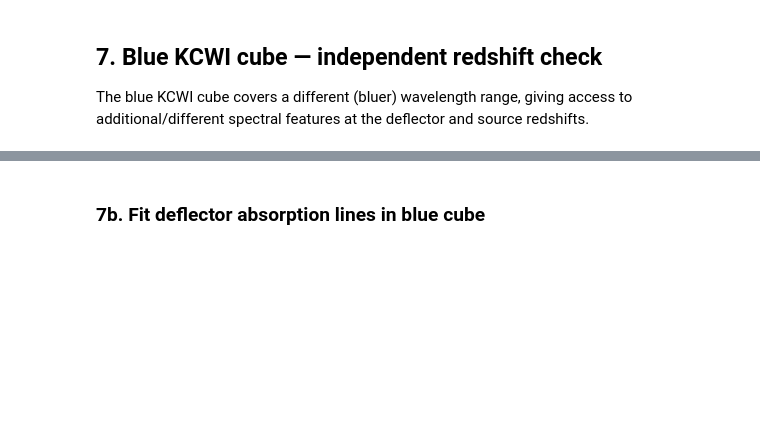
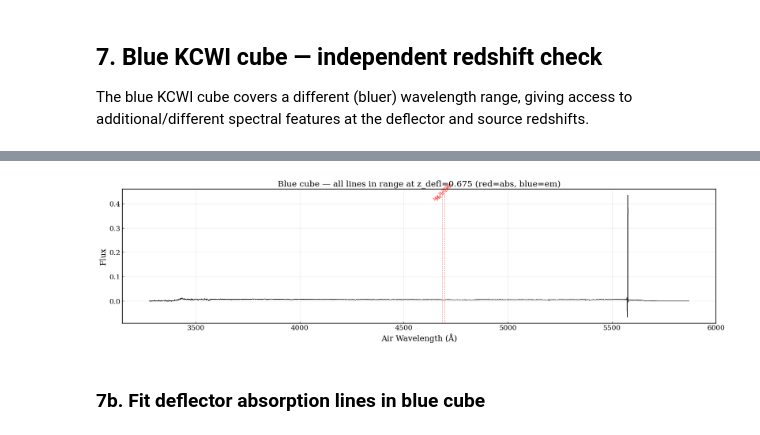
Before and after one commit to rodelcr/AGEL0206_kinematics_and_photometry, a Jupyter notebook: notebooks/04_redshift_verification.ipynb, the cells around one changed output, grey strips where cells are left out. Saved outputs shown, nothing was run; the diff lists cells and outputs as text; code cells hidden in the pictures; blank space fills up the shorter version.

```diff
--- a/notebooks/04_redshift_verification.ipynb
+++ b/notebooks/04_redshift_verification.ipynb
@@ -468,0 +558,81 @@ plt.show()
+# %%
+# Check which lines fall in the blue cube wavelength range
+blue_lo, blue_hi = lam_blue_air[0], lam_blue_air[-1]
+
+print(f"Blue cube range: {blue_lo:.0f} - {blue_hi:.0f} Å (air)")
+print(f"  → rest frame at z={z_defl_guess}: {blue_lo/(1+z_defl_guess):.0f} - {blue_hi/(1+z_defl_guess):.0f} Å")
+
+print(f"\nDeflector ABSORPTION lines (z={z_defl_guess}):")
+for name, info in DEFLECTOR_ABS_LINES.items():
+    obs = info['lambda'] * (1 + z_defl_guess)
+    in_range = "✓ IN RANGE" if blue_lo < obs < blue_hi else "✗ outside"
+    print(f"  {name:<15} rest={info['lambda']:.1f}  obs={obs:.1f} Å  {in_range}")
+
+print(f"\nDeflector EMISSION lines (z={z_defl_guess}):")
+for name, info in DEFLECTOR_EM_LINES.items():
+    obs = info['lambda'] * (1 + z_defl_guess)
+    in_range = "✓ IN RANGE" if blue_lo < obs < blue_hi else "✗ outside"
+    print(f"  {name:<15} rest={info['lambda']:.1f}  obs={obs:.1f} Å  {in_range}")
+
+print(f"\nSource EMISSION lines (z={z_src_guess}):")
+for name, info in EMISSION_LINES.items():
+    obs = info['lambda'] * (1 + z_src_guess)
+    in_range = "✓ IN RANGE" if blue_lo < obs < blue_hi else "✗ outside"
+    print(f"  {name:<15} rest={info['lambda']:.1f}  obs={obs:.1f} Å  {in_range}")
+
+# Extended line list for bluer rest-frame features that may appear in the blue cube
+# Only trusted features — excluded Fe II (blended, weak), Mg I 2853 (unreliable)
+BLUE_EXTRA_ABS = {
+    'Mg II 2796': {'lambda': 2796.35, 'label': 'Mg II 2796'},
+    'Mg II 2803': {'lambda': 2803.53, 'label': 'Mg II 2803'},
+    'Ca K':       {'lambda': 3933.66, 'label': 'Ca K'},
+    'Ca H':       {'lambda': 3968.47, 'label': 'Ca H'},
+    'H-delta':    {'lambda': 4101.74, 'label': r'H$\delta$'},
+    'G-band':     {'lambda': 4304.40, 'label': 'G-band'},
+}
+
+BLUE_EXTRA_EM = {
+    '[O II] 3726': {'lambda': 3726.03, 'label': '[O II] 3726'},
+    '[O II] 3729': {'lambda': 3728.82, 'label': '[O II] 3729'},
+    '[Ne III] 3869': {'lambda': 3868.76, 'label': '[Ne III]'},
+    'H-epsilon':  {'lambda': 3970.07, 'label': r'H$\epsilon$'},
+    'H-delta em': {'lambda': 4101.74, 'label': r'H$\delta$ em'},
+    'H-gamma em': {'lambda': 4340.47, 'label': r'H$\gamma$ em'},
+    'H-beta em':  {'lambda': 4861.33, 'label': r'H$\beta$ em'},
+    '[O III] 5007': {'lambda': 5006.84, 'label': '[O III] 5007'},
+}
+
+print(f"\nExtended absorption lines at z={z_defl_guess} in blue range:")
+blue_abs_in_range = {}
+for name, info in BLUE_EXTRA_ABS.items():
+    obs = info['lambda'] * (1 + z_defl_guess)
+    if blue_lo < obs < blue_hi:
+        print(f"  ✓ {name:<15} rest={info['lambda']:.1f}  obs={obs:.1f} Å")
+        blue_abs_in_range[name] = info
+
+print(f"\nExtended emission lines at z={z_defl_guess} in blue range:")
+blue_em_in_range = {}
+for name, info in BLUE_EXTRA_EM.items():
+    obs = info['lambda'] * (1 + z_defl_guess)
+    if blue_lo < obs < blue_hi:
+        print(f"  ✓ {name:<15} rest={info['lambda']:.1f}  obs={obs:.1f} Å")
+        blue_em_in_range[name] = info
+
+# Plot spectrum with all in-range lines
+fig, ax = plt.subplots(figsize=(18, 5))
+ax.step(lam_blue_air, defl_blue, 'k', lw=0.8)
+for name, info in blue_abs_in_range.items():
+    obs = info['lambda'] * (1 + z_defl_guess)
+    ax.axvline(obs, color='red', ls='--', alpha=0.5, lw=0.8)
+    ax.text(obs, ax.get_ylim()[1]*0.9, info['label'], fontsize=8, ha='center', color='red', rotation=45)
+for name, info in blue_em_in_range.items():
+    obs = info['lambda'] * (1 + z_defl_guess)
+    ax.axvline(obs, color='blue', ls='--', alpha=0.5, lw=0.8)
+    ax.text(obs, ax.get_ylim()[1]*0.85, info['label'], fontsize=8, ha='center', color='blue', rotation=45)
+ax.set_xlabel('Air Wavelength (Å)')
+ax.set_ylabel('Flux')
+ax.set_title(f'Blue cube — all lines in range at z_defl={z_defl_guess} (red=abs, blue=em)')
+ax.grid(alpha=0.3)
+plt.tight_layout()
+plt.show()
+# %% [output]
@@ -469,3 +656,4 @@ plt.show()
+[figure, added]
 # %% [markdown]
 ### 7b. Fit deflector absorption lines in blue cube
 # %%
```
Also changed, not shown: parts of 13 cells of this notebook, 1 other file.
